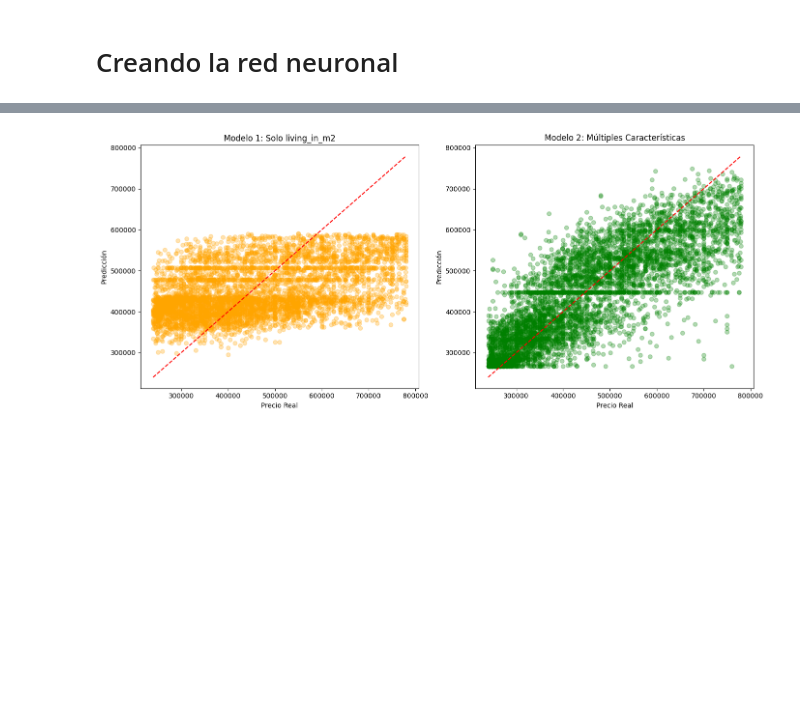
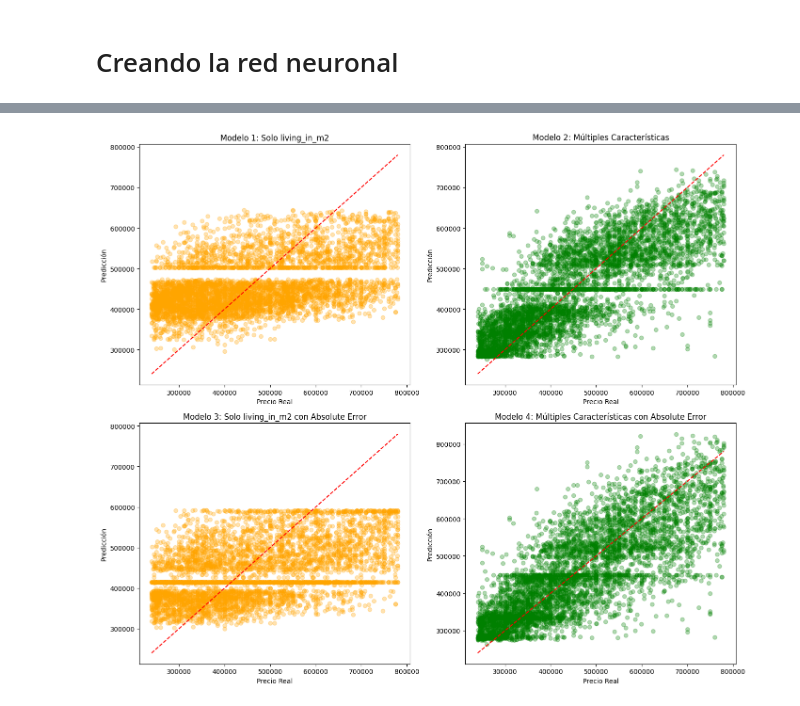
Before and after one commit to AngelPereiraR/IABD_PIA, a Jupyter notebook: Tema 03/Redes Neuronales/ejercicio02.ipynb, the cells around one changed output, grey strips where cells are left out. Cells and saved outputs as stored; diff of their text form; code cells hidden in the pictures; blank space fills up the shorter version.

Commit message:
Redes Neuronales - Mejora del ejercicio de los Precios de las casas

```diff
--- a/Tema 03/Redes Neuronales/ejercicio02.ipynb
+++ b/Tema 03/Redes Neuronales/ejercicio02.ipynb
@@ -155,7 +155,7 @@ model_1 = tf.keras.Sequential([
 
 model_1.compile(optimizer=tf.keras.optimizers.Adam(0.01), loss='mean_squared_error')
 print('Entrenando Modelo 1 (1 característica)...')
-history_1 = model_1.fit(X_train_1_s, y_train_1_s, epochs=200, verbose=0)
+history_1 = model_1.fit(X_train_1_s, y_train_1_s, epochs=200)
 
 # Evaluación
 loss_1 = model_1.evaluate(X_test_1_s, y_test_1_s, verbose=0)
@@ -207,7 +224,7 @@ model_M = tf.keras.Sequential([
 
 model_M.compile(optimizer=tf.keras.optimizers.Adam(0.01), loss='mean_squared_error')
 print('Entrenando Modelo 2 (Múltiples características)...')
-history_M = model_M.fit(X_train_M_s, y_train_M_s, epochs=200, verbose=0)
+history_M = model_M.fit(X_train_M_s, y_train_M_s, epochs=200)
 
 # Evaluación
 loss_M = model_M.evaluate(X_test_M_s, y_test_M_s, verbose=0)
@@ -230,33 +403,90 @@ Pérdida Modelo 2 en Test: 0.3727821707725525
 # Predicciones
 pred_1 = scaler_y1.inverse_transform(model_1.predict(X_test_1_s))
 pred_M = scaler_yM.inverse_transform(model_M.predict(X_test_M_s))
+pred_1_a = scaler_y1.inverse_transform(model_1_a.predict(X_test_1_a_s))
+pred_M_a = scaler_yM.inverse_transform(model_M_a.predict(X_test_M_a_s))
 
 # Visualización
-plt.figure(figsize=(14, 6))
+plt.figure(figsize=(14, 12))
 
-plt.subplot(1, 2, 1)
+plt.subplot(2, 2, 1)
 plt.scatter(y_test_1, pred_1, alpha=0.3, color='orange')
 plt.plot([y_test_1.min(), y_test_1.max()], [y_test_1.min(), y_test_1.max()], 'r--')
 plt.title('Modelo 1: Solo living_in_m2')
 plt.xlabel('Precio Real')
 plt.ylabel('Predicción')
 
-plt.subplot(1, 2, 2)
+plt.subplot(2, 2, 2)
 plt.scatter(y_test_M, pred_M, alpha=0.3, color='green')
 plt.plot([y_test_M.min(), y_test_M.max()], [y_test_M.min(), y_test_M.max()], 'r--')
 plt.title('Modelo 2: Múltiples Características')
 plt.xlabel('Precio Real')
 plt.ylabel('Predicción')
 
+plt.subplot(2, 2, 3)
+plt.scatter(y_test_1_a, pred_1_a, alpha=0.3, color='orange')
+plt.plot([y_test_1_a.min(), y_test_1_a.max()], [y_test_1_a.min(), y_test_1_a.max()], 'r--')
+plt.title('Modelo 3: Solo living_in_m2 con Absolute Error')
+plt.xlabel('Precio Real')
+plt.ylabel('Predicción')
+
+plt.subplot(2, 2, 4)
+plt.scatter(y_test_M_a, pred_M_a, alpha=0.3, color='green')
+plt.plot([y_test_M_a.min(), y_test_M_a.max()], [y_test_M_a.min(), y_test_M_a.max()], 'r--')
+plt.title('Modelo 4: Múltiples Características con Absolute Error')
+plt.xlabel('Precio Real')
+plt.ylabel('Predicción')
+
 plt.tight_layout()
 plt.show()
 
-# Tabla comparativa de los primeros 5 registros
+# Tabla comparativa de los primeros 10 registros
 comparativa = pd.DataFrame({
-    'Real': y_test_1.values[:5],
-    'Pred_Simple': pred_1.flatten()[:5],
-    'Pred_Multi': pred_M.flatten()[:5]
+    'Real': y_test_1.values[:10],
+    'Pred_Simple': pred_1.flatten()[:10],
+    'Pred_Multi': pred_M.flatten()[:10],
+    'Pred_Simple_Absoluto': pred_1_a.flatten()[:10],
+    'Pred_Multi_Absoluto': pred_M_a.flatten()[:10]
 })
+
+diferencias = pd.DataFrame({
+    'Real': y_test_1.values[:10],
+    'Diferencia_Simple_Cuadratico_Real': (pred_1.flatten()[:10] - y_test_1.values[:10]),
+    'Diferencia_Multi_Cuadratico_Real': (pred_M.flatten()[:10] - y_test_1.values[:10]),
+    'Diferencia_Simple_Absoluto_Real': (pred_1_a.flatten()[:10] - y_test_1.values[:10]),
+    'Diferencia_Multi_Absoluto_Real': (pred_M_a.flatten()[:10] - y_test_1.values[:10]),
+    'Ganador_Cuadratico': np.where(
+        abs(pred_1.flatten()[:10] - y_test_1.values[:10]) <
+        abs(pred_M.flatten()[:10] - y_test_1.values[:10]),
+        'Simple',
+        'Multi'
+    ),
+    'Ganador_Absoluto': np.where(
+        abs(pred_1_a.flatten()[:10] - y_test_1.values[:10]) <
+        abs(pred_M_a.flatten()[:10] - y_test_1.values[:10]),
+        'Simple',
+        'Multi'
+    )
+})
+
+cols_error = [
+    'Diferencia_Simple_Cuadratico_Real',
+    'Diferencia_Multi_Cuadratico_Real',
+    'Diferencia_Simple_Absoluto_Real',
+    'Diferencia_Multi_Absoluto_Real'
+]
+
+diferencias['Ganador_Global'] = diferencias[cols_error].abs().idxmin(axis=1).replace({
+    'Diferencia_Simple_Cuadratico_Real': 'Simple Cuadrático',
+    'Diferencia_Multi_Cuadratico_Real': 'Multi Cuadrático',
+    'Diferencia_Simple_Absoluto_Real': 'Simple Absoluto',
+    'Diferencia_Multi_Absoluto_Real': 'Multi Absoluto'
+})
+
+diferencias = diferencias.drop(columns=['Ganador_Cuadratico', 'Ganador_Absoluto'])
+
 print('\nComparativa de predicciones:')
 print(comparativa)
+print('\nDiferencias entre predicciones y valores reales:')
+print(diferencias)
 # %% [output]
@@ -265,2 +497,2 @@ print(comparativa)
-[figure, old version]
+[figure, new version]
 Comparativa de predicciones:
```
Also changed, not shown: parts of 6 cells of this notebook.
